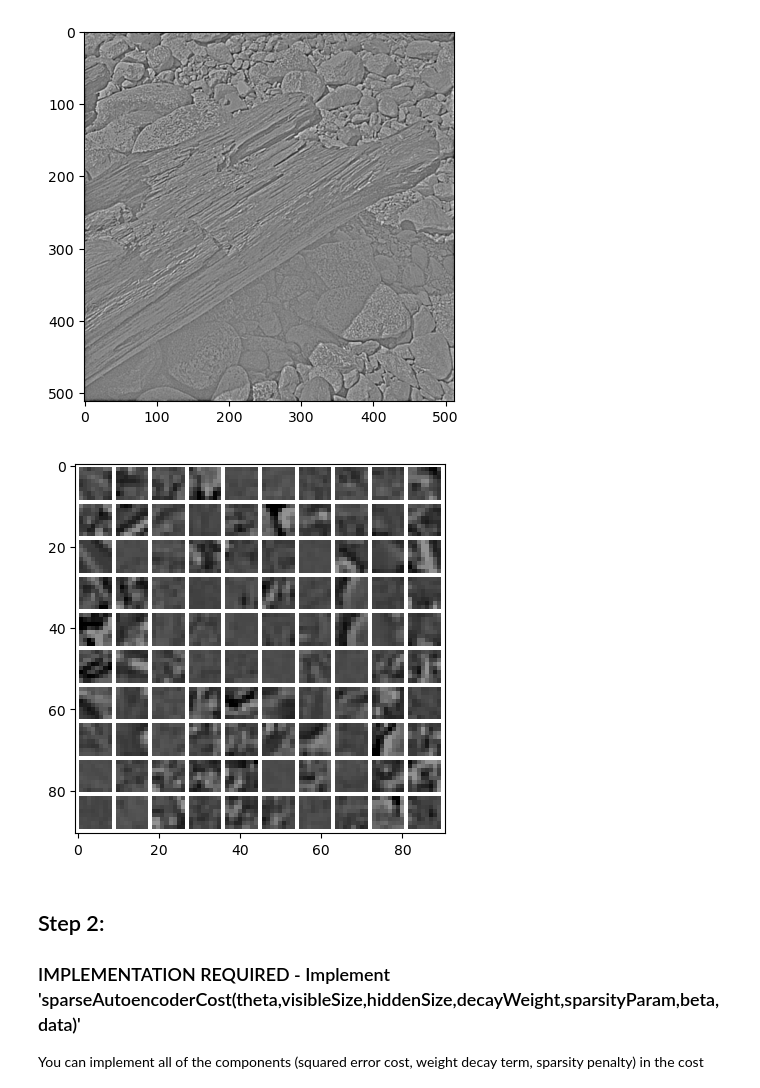
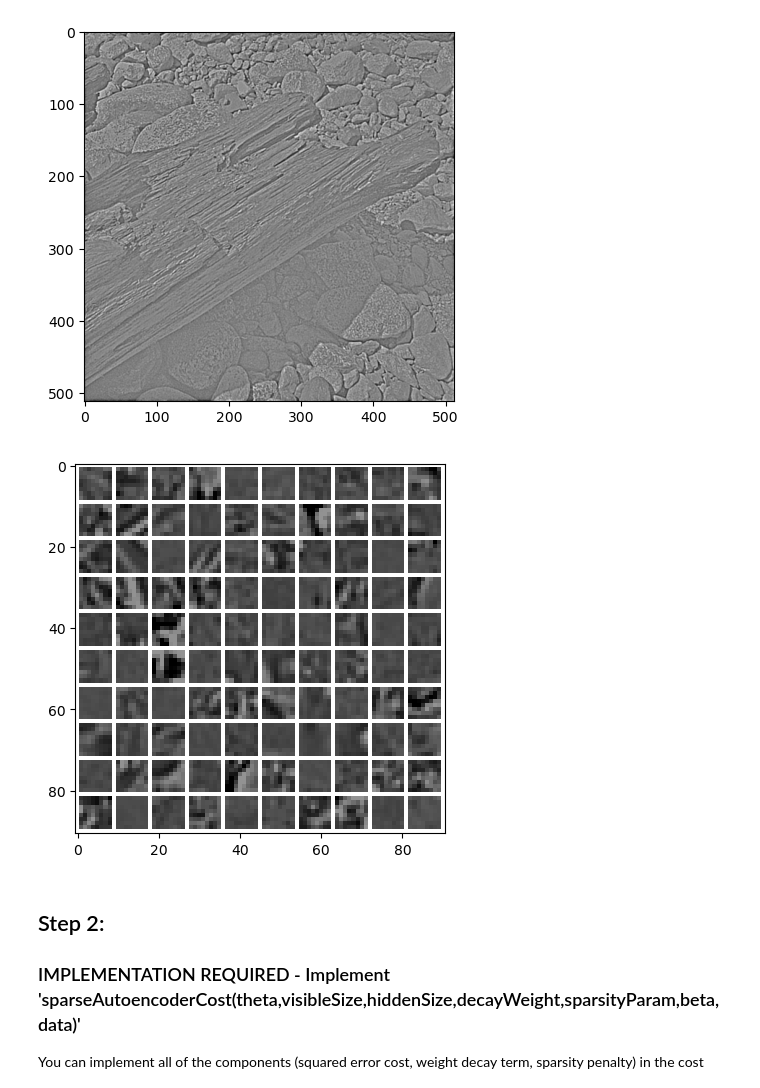
Before and after one commit to eurelione/assignment-3, a Jupyter notebook: 3A/lab03A.ipynb, the cells around one changed output. Drawn from its saved outputs; the diff is of its cells as text; code cells hidden in the pictures.

```diff
--- a/3A/lab03A.ipynb
+++ b/3A/lab03A.ipynb
@@ -72,6 +72,11 @@ def sampleIMAGES():
     #  more details.) As a second example, IMAGES[20:30,20:30,1] is an image
     #  patch corresponding to the pixels in the block (20,20) to (29,29) of
     #  Image 2
+
+    for i in range(numpatches):
+        imnum = np.random.randint(10) #select image number 1-10
+        pxlloc = np.random.randint(504, size=2) #select upper left pixel location for 8x8 sample
+        patches[i] = IMAGES[pxlloc[0]:pxlloc[0]+8,pxlloc[1]:pxlloc[1]+8,imnum].flatten()
 
     ## ---------------------------------------------------------------
     # For the autoencoder to work well we need to normalize the data
@@ -115,34 +120,34 @@ def displayNetwork(A):
     # Default value is the squareroot of the number of rows in A.
 
     # compute rows, cols
     A = A-A.mean()
     M, L = A.shape
     sz = int(np.sqrt(L))
     gap = 1
 
     rows = cols = int(np.sqrt(M))
     while rows*cols < M:
         rows+=1
 
     # initialize the picture matrix
     array = np.ones((rows*(sz+gap) + gap, cols*(sz+gap) + gap))
 
     # fill up the matrix with image values
     row_cnt = col_cnt = 0
     for i in range(M):
         x, y = row_cnt*(sz+gap) + gap, col_cnt*(sz+gap) + gap
         array[x : x+sz, y : y+sz] = A[i,:].reshape((sz,sz))
         col_cnt += 1
         if col_cnt >= cols:
             row_cnt += 1
             col_cnt = 0
     plt.imshow(array, cmap='gray')
     plt.show()
 
 patches = sampleIMAGES()
 displayNetwork(patches[:100,:])
 # %% [output]
-[figure, old version]
+[figure, new version]
 # %%
 np.random.seed(0)
 #  Obtain random parameters theta
```
Also changed, not shown: parts of 6 cells of this notebook.
